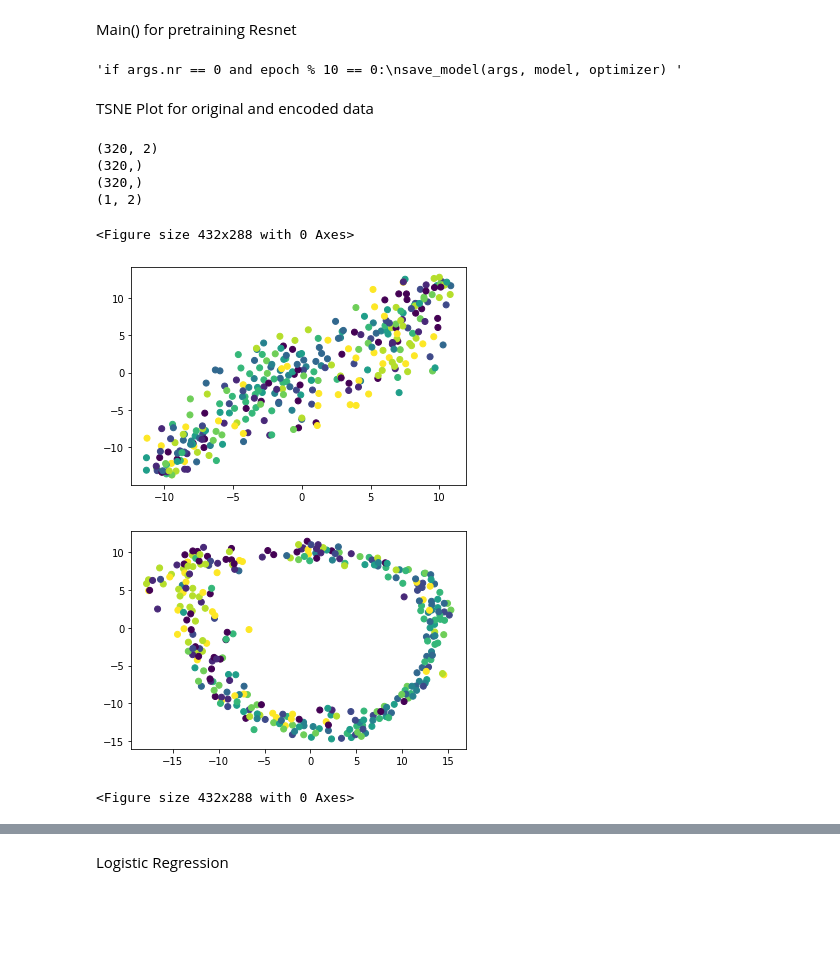
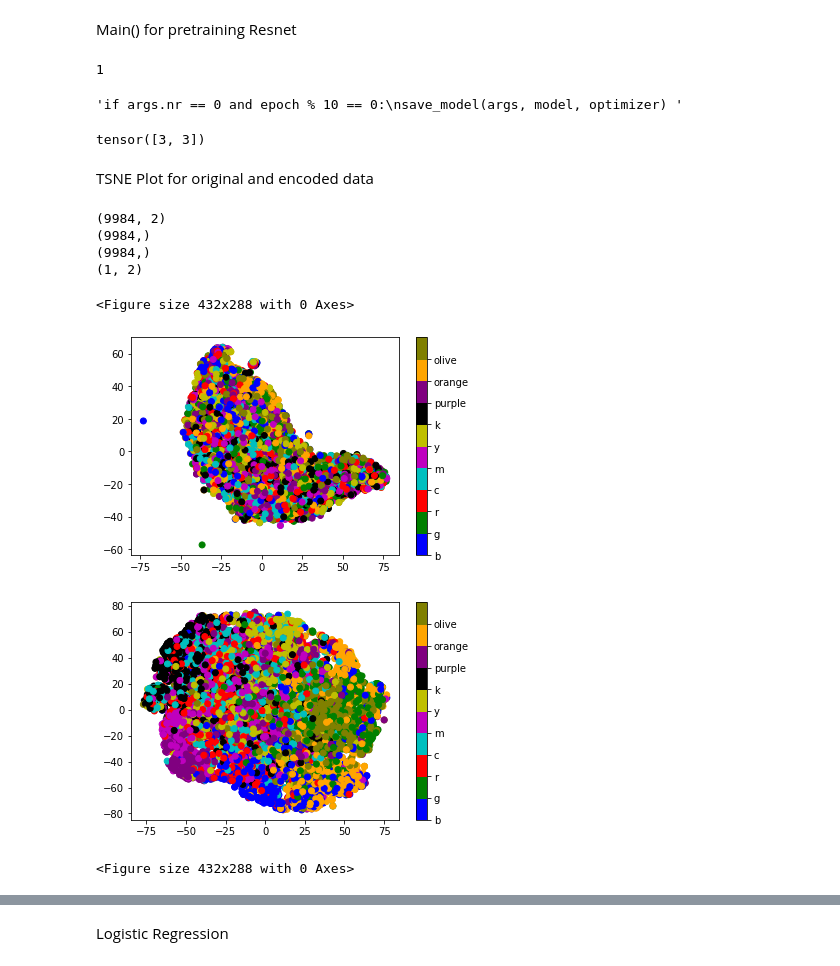
Before and after one commit to tiasmondal/MTP-2021, a Jupyter notebook: Contrastive_Learning.ipynb, the cells around one changed output, grey strips where cells are left out. Cells and saved outputs as stored; diff of their text form; code cells hidden in the pictures; blank space fills up the shorter version.

```diff
--- a/Contrastive_Learning.ipynb
+++ b/Contrastive_Learning.ipynb
@@ -36,3 +36,11 @@ Thu Sep 16 15:52:17 2021
 |=============================================================================|
 |  No running processes found                                                 |
 +-----------------------------------------------------------------------------+
+# %%
+
+input1 = torch.randn(4,1)
+input2 = torch.randn(4,1)
+print(input1)
+print(input2)
+output = torch.cdist(input1, input2,p=32)
+print(output)
@@ -271,71 +494,109 @@ from torchsummary import summary
 encoder = resnet(pretrained=False)
 n_features = encoder.fc.in_features  # get dimensions of fc layer
 projection_dim=512       #change projection dimension here.
-simclr_model = SimCLR(encoder, projection_dim, n_features).cuda()
+simclr_model = SimCLR(encoder, projection_dim, n_features).cuda()  #first time
+#state = torch.load('model')
+#simclr_model.load_state_dict(state['state_dict'])
 optimizer = torch.optim.Adam(simclr_model.parameters(), lr=3e-4)
+#optimizer.load_state_dict(state['optimizer'])
+
 scheduler = None
+
 batch_size=64   #change batch size here
-temperature= 9   #change temperature here
-criterion = SimCLR_Loss(batch_size, temperature)
-num_epochs = 5
+temperature= 0.5   #change temperature here
+#criterion = SimCLR_Loss(batch_size, temperature)         #cosine similarity simCLR loss
+criterion = SimCLR_LossLp1(batch_size,temperature)
+num_epochs = 2
 #summary(simclr_model,[(3,32,32),(3,32,32)])
 #exit()
 for epoch in range(1, num_epochs):
   lr = optimizer.param_groups[0]["lr"]
   loss_epoch = train(train_loader, simclr_model, criterion, optimizer)
-simclr_model.eval();
+  print(epoch)
 
+save_model(simclr_model,num_epochs)
 
 '''if args.nr == 0 and epoch % 10 == 0:
 save_model(args, model, optimizer) ''' #saving model
 # %% [output]
-'if args.nr == 0 and epoch % 10 == 0:\nsave_model(args, model, optimizer) '
+1
+'if args.nr == 0 and epoch % 10 == 0:\nsave_model(args, model, optimizer) '
+# %%
+x=torch.tensor([3])
+
+
+x=torch.cat((x,torch.tensor([3])),dim=0)
+#x=torch.cat((x,torch.tensor([4])),dim=0)
+#x=torch.cat((x,torch.tensor([1,2,3])),dim=0)
+x
+# %% [output]
+tensor([3, 3])
 # %% [markdown]
 TSNE Plot for original and encoded data
 # %%
 #original data
+import matplotlib
 data=[];
 label=[]
 data_enc=[]
 cnt=0
+encoder = resnet(pretrained=False)
+n_features = encoder.fc.in_features  # get dimensions of fc layer
+projection_dim=512       #change projection dimension here.
+simclr_model = SimCLR(encoder, projection_dim, n_features).cuda()  #first time
+state = torch.load('model')
+simclr_model.load_state_dict(state['state_dict'])
+optimizer = torch.optim.Adam(simclr_model.parameters(), lr=3e-4)
+optimizer.load_state_dict(state['optimizer'])
 for step, ((x_i,_),gt_i) in enumerate(test_loader):
 
   for sp1,x in enumerate(x_i):
     x=np.array(x).reshape((32*32*3));
     data.append(np.array(x))
   x_i = x_i.cuda(non_blocking=True)
   h_i,_,z_i,_=simclr_model(x_i,x_i)
   h_i=h_i.cpu().detach().numpy()
   for sp1,x in enumerate(h_i):
     data_enc.append(x)
   for sp1,x in enumerate(gt_i):
     label.append(x)
   cnt+=64;
-  if(cnt>300):
-    break;
+
 
 data=np.array(data);
 label=np.array(label)
 md=TSNE(random_state=0)
 data=md.fit_transform(data)
 data_enc=md.fit_transform(data_enc)
 print(np.shape(data))
 print(np.shape(label))
 import seaborn as sns
 print(np.shape(data[:,0]))
 print(np.shape(data[:1]))
-plt.scatter(x=data[:,0],y=data[:,1],c=label)
+colors=['b','g','r','c','m','y','k','purple','orange','olive']
+plt.scatter(x=data[:,0],y=data[:,1],c=label,cmap=matplotlib.colors.ListedColormap(colors))
+cb = plt.colorbar()
+loc = np.arange(0,max(label),max(label)/float(len(colors)))
+cb.set_ticks(loc)
+cb.set_ticklabels(colors)
+plt.savefig('original2.png', bbox_inches='tight')
 plt.figure()
-plt.scatter(x=data_enc[:,0],y=data_enc[:,1],c=label)
+
+plt.scatter(x=data_enc[:,0],y=data_enc[:,1],c=label,cmap=matplotlib.colors.ListedColormap(colors))
+cb = plt.colorbar()
+loc = np.arange(0,max(label),max(label)/float(len(colors)))
+cb.set_ticks(loc)
+cb.set_ticklabels(colors)
+plt.savefig('encoded2.png', bbox_inches='tight')
 plt.figure()
 # %% [output]
-(320, 2)
-(320,)
-(320,)
+(9984, 2)
+(9984,)
+(9984,)
 (1, 2)
 <Figure size 432x288 with 0 Axes>
-[figure, old version]
+[figure, new version]
-[figure, old version]
+[figure, new version]
 <Figure size 432x288 with 0 Axes>
 # %%
 X = np.array([[0, 0, 0], [0, 1, 1], [1, 0, 1], [1, 1, 1]])
```
Also changed, not shown: parts of 13 cells of this notebook.
